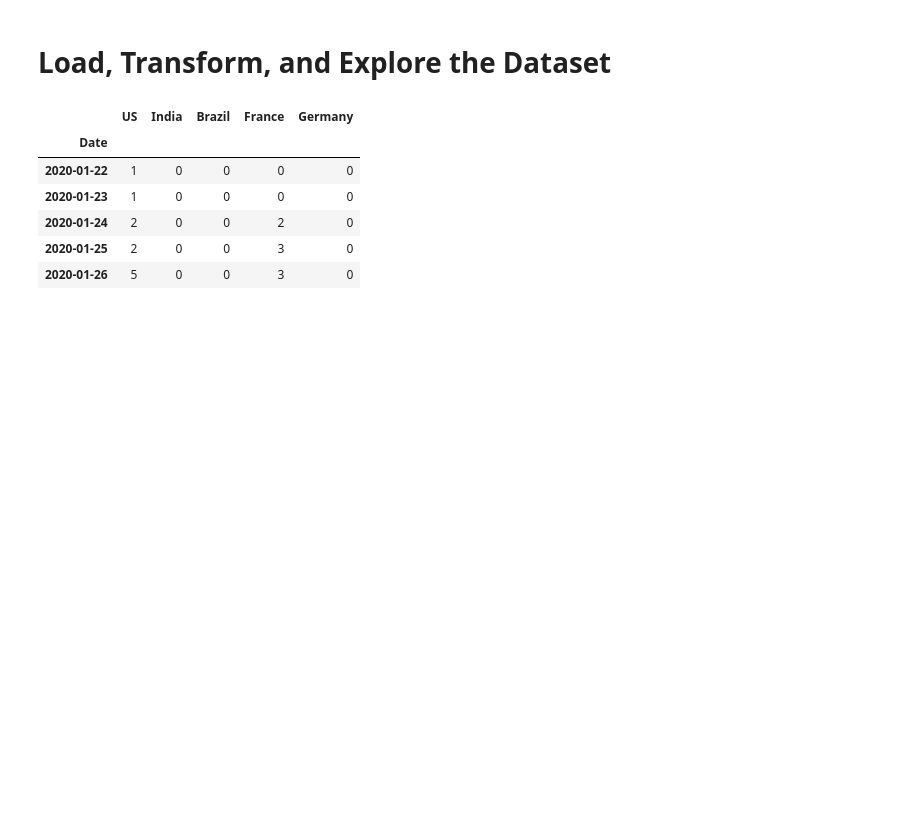
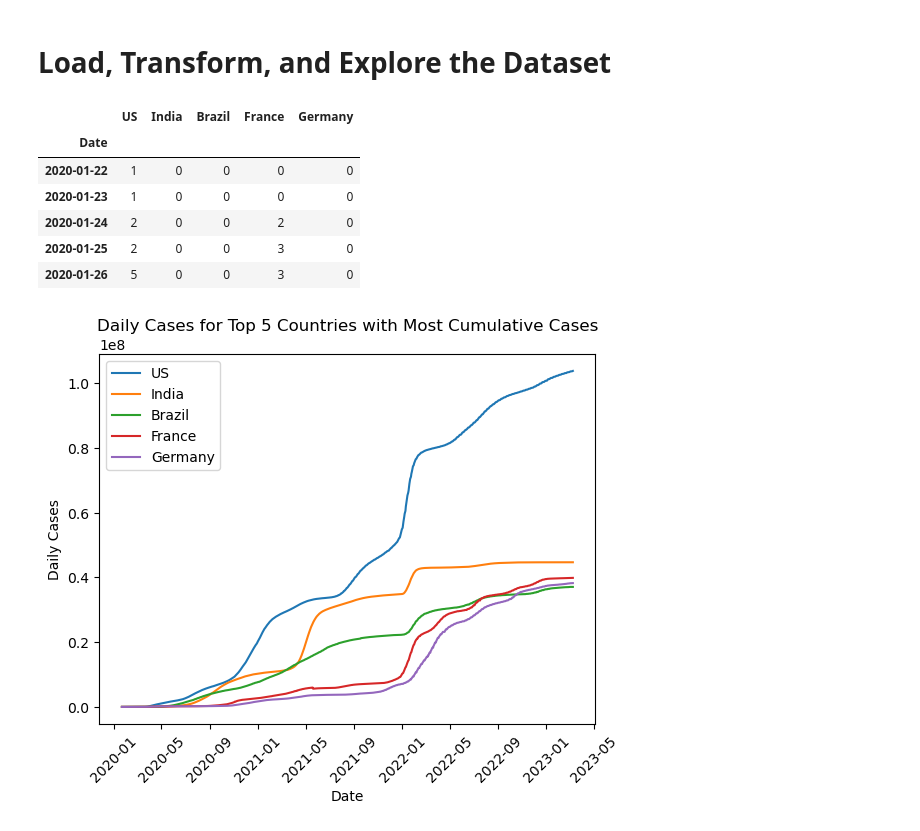
Before and after one commit to omarujawara/grdcntr-projects, a Jupyter notebook: timeseries_mining/timeseries_mining_project.ipynb, the cells around one changed output. Saved outputs shown, nothing was run; the diff lists cells and outputs as text; code cells hidden in the pictures; blank space fills up the shorter version.

Commit message:
Plot top 5 countries

```diff
--- a/timeseries_mining/timeseries_mining_project.ipynb
+++ b/timeseries_mining/timeseries_mining_project.ipynb
@@ -65,8 +65,8 @@ def load_data():
 
     return df_top_5
 # %%
-df = load_data()
-df.head()
+df_top_5 = load_data()
+df_top_5.head()
 # %% [output]
 |  | US | India | Brazil | France | Germany |
 | Date |  |  |  |  |  |
@@ -75,3 +75,36 @@ df.head()
 | 2020-01-24 | 2 | 0 | 0 | 2 | 0 |
 | 2020-01-25 | 2 | 0 | 0 | 3 | 0 |
 | 2020-01-26 | 5 | 0 | 0 | 3 | 0 |
+# %%
+import matplotlib.pyplot as plt
+
+def plot_daily_cases(df_top_5):
+    """
+    Plot daily cases for each country in the top 5 for most cumulative cases.
+
+    Args:
+    df_top_5 (DataFrame): DataFrame containing data for top 5 countries based on cumulative cases.
+    """
+
+    # Plot each country's daily cases
+    for country in df_top_5.columns:
+        plt.plot(df_top_5.index, df_top_5[country], label=country)
+
+    # Add labels and title
+    plt.xlabel('Date')
+    plt.ylabel('Daily Cases')
+    plt.title('Daily Cases for Top 5 Countries with Most Cumulative Cases')
+
+    # Rotate x-axis labels for better readability
+    plt.xticks(rotation=45)
+
+    # Add legend
+    plt.legend()
+
+    # Show plot
+    plt.show()
+# %%
+# Plot daily cases for top 5 countries
+plot_daily_cases(df_top_5)
+# %% [output]
+[figure, added]
```
Also changed, not shown: parts of 1 cell of this notebook.
